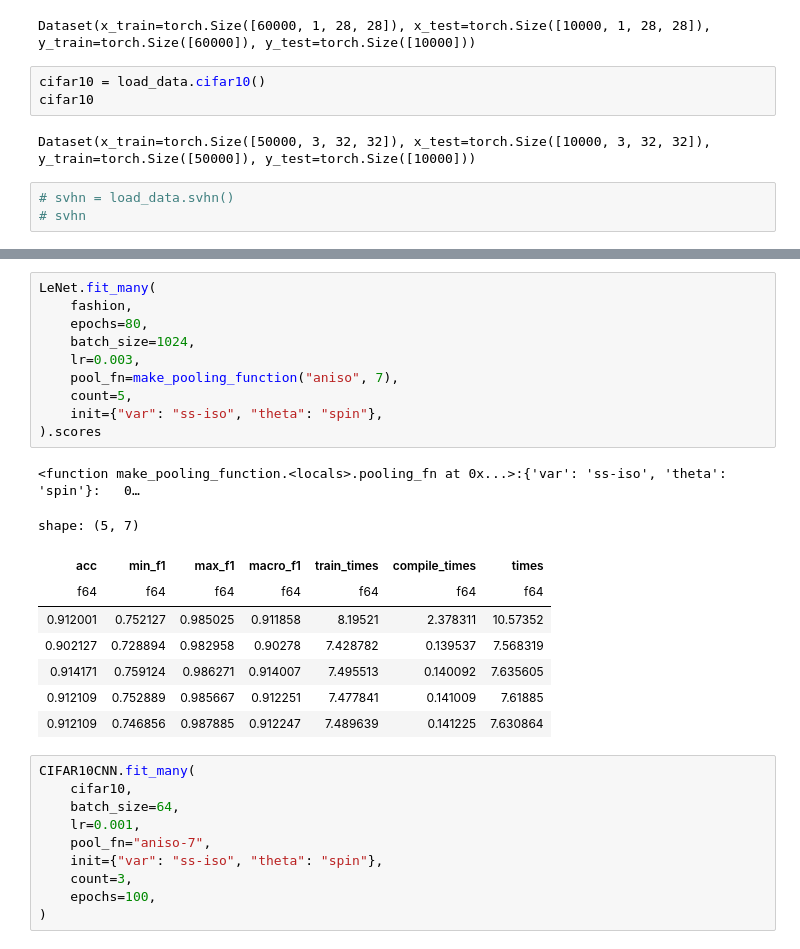
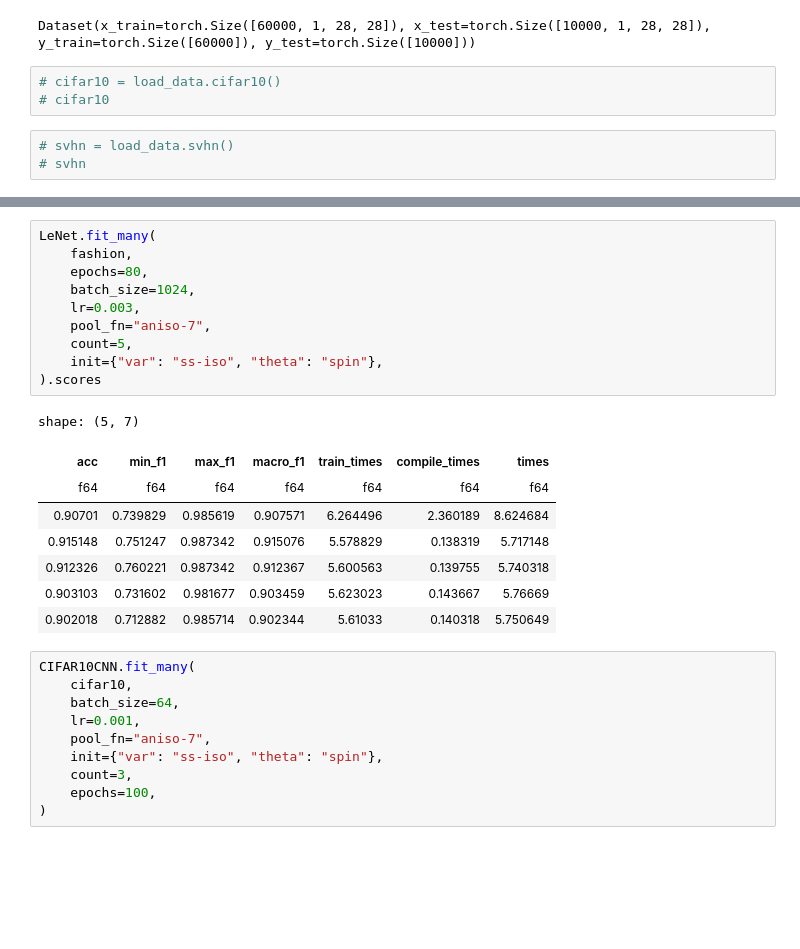
Before and after one commit to p-adema/quadratic-conv, a Jupyter notebook: scratch/training_check.ipynb, the cells around one changed output, grey strips where cells are left out. Saved outputs shown, nothing was run; the diff lists cells and outputs as text; blank space fills up the shorter version.

```diff
--- a/scratch/training_check.ipynb
+++ b/scratch/training_check.ipynb
@@ -54,10 +54,8 @@ fashion
 # %% [output]
 Dataset(x_train=torch.Size([60000, 1, 28, 28]), x_test=torch.Size([10000, 1, 28, 28]), y_train=torch.Size([60000]), y_test=torch.Size([10000]))
 # %%
-cifar10 = load_data.cifar10()
-cifar10
+# cifar10 = load_data.cifar10()
+# cifar10
-# %% [output]
-Dataset(x_train=torch.Size([50000, 3, 32, 32]), x_test=torch.Size([10000, 3, 32, 32]), y_train=torch.Size([50000]), y_test=torch.Size([10000]))
 # %%
 # svhn = load_data.svhn()
 # svhn
@@ -85,23 +83,22 @@ shape: (40, 14)
 # %%
 LeNet.fit_many(
     fashion,
     epochs=80,
     batch_size=1024,
     lr=0.003,
-    pool_fn=make_pooling_function("aniso", 7),
+    pool_fn="aniso-7",
     count=5,
     init={"var": "ss-iso", "theta": "spin"},
 ).scores
 # %% [output]
-<function make_pooling_function.<locals>.pooling_fn at 0x...>:{'var': 'ss-iso', 'theta': 'spin'}:   0…
+shape: (5, 7)
-shape: (5, 7)
 | acc | min_f1 | max_f1 | macro_f1 | train_times | compile_times | times |
 | f64 | f64 | f64 | f64 | f64 | f64 | f64 |
-| 0.912001 | 0.752127 | 0.985025 | 0.911858 | 8.19521 | 2.378311 | 10.57352 |
-| 0.902127 | 0.728894 | 0.982958 | 0.90278 | 7.428782 | 0.139537 | 7.568319 |
-| 0.914171 | 0.759124 | 0.986271 | 0.914007 | 7.495513 | 0.140092 | 7.635605 |
-| 0.912109 | 0.752889 | 0.985667 | 0.912251 | 7.477841 | 0.141009 | 7.61885 |
-| 0.912109 | 0.746856 | 0.987885 | 0.912247 | 7.489639 | 0.141225 | 7.630864 |
+| 0.90701 | 0.739829 | 0.985619 | 0.907571 | 6.264496 | 2.360189 | 8.624684 |
+| 0.915148 | 0.751247 | 0.987342 | 0.915076 | 5.578829 | 0.138319 | 5.717148 |
+| 0.912326 | 0.760221 | 0.987342 | 0.912367 | 5.600563 | 0.139755 | 5.740318 |
+| 0.903103 | 0.731602 | 0.981677 | 0.903459 | 5.623023 | 0.143667 | 5.76669 |
+| 0.902018 | 0.712882 | 0.985714 | 0.902344 | 5.61033 | 0.140318 | 5.750649 |
 # %%
 CIFAR10CNN.fit_many(
     cifar10,
```
Also changed, not shown: parts of 1 cell of this notebook, 2 other files.
